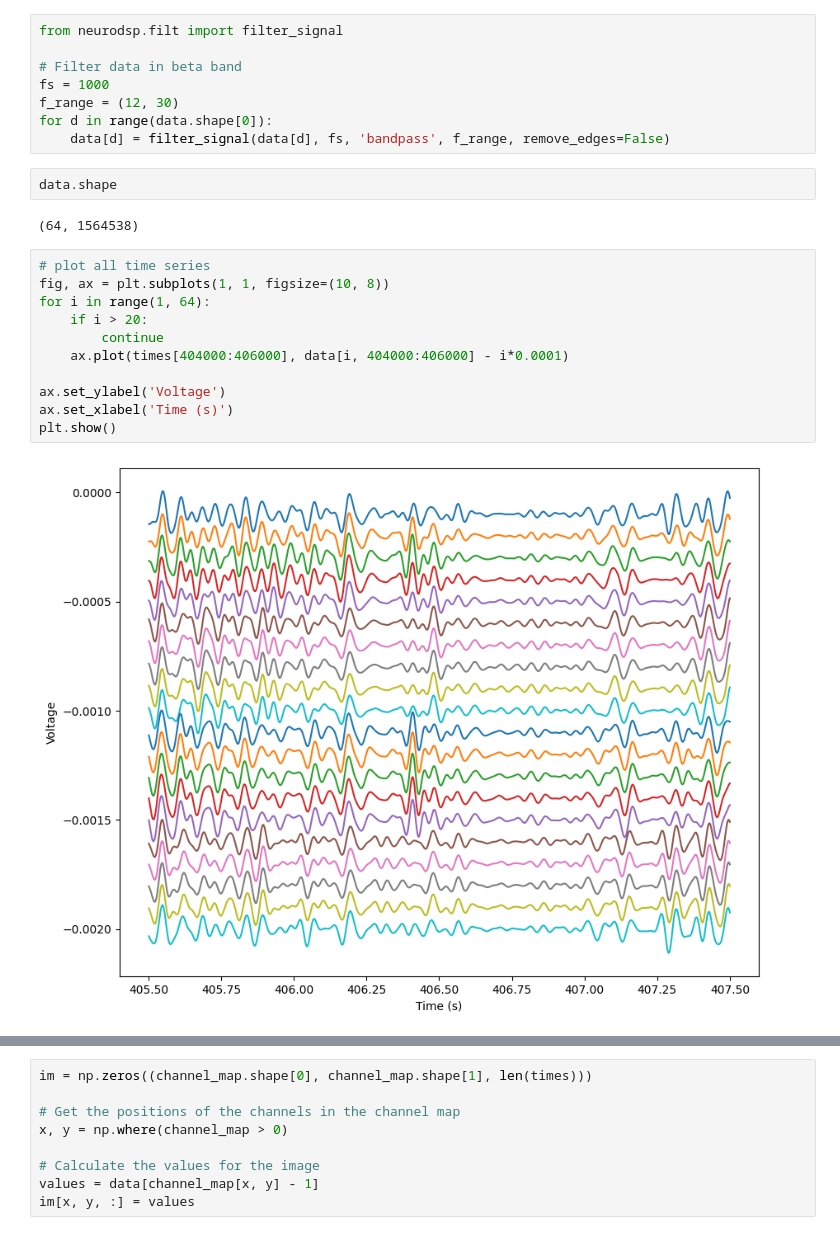
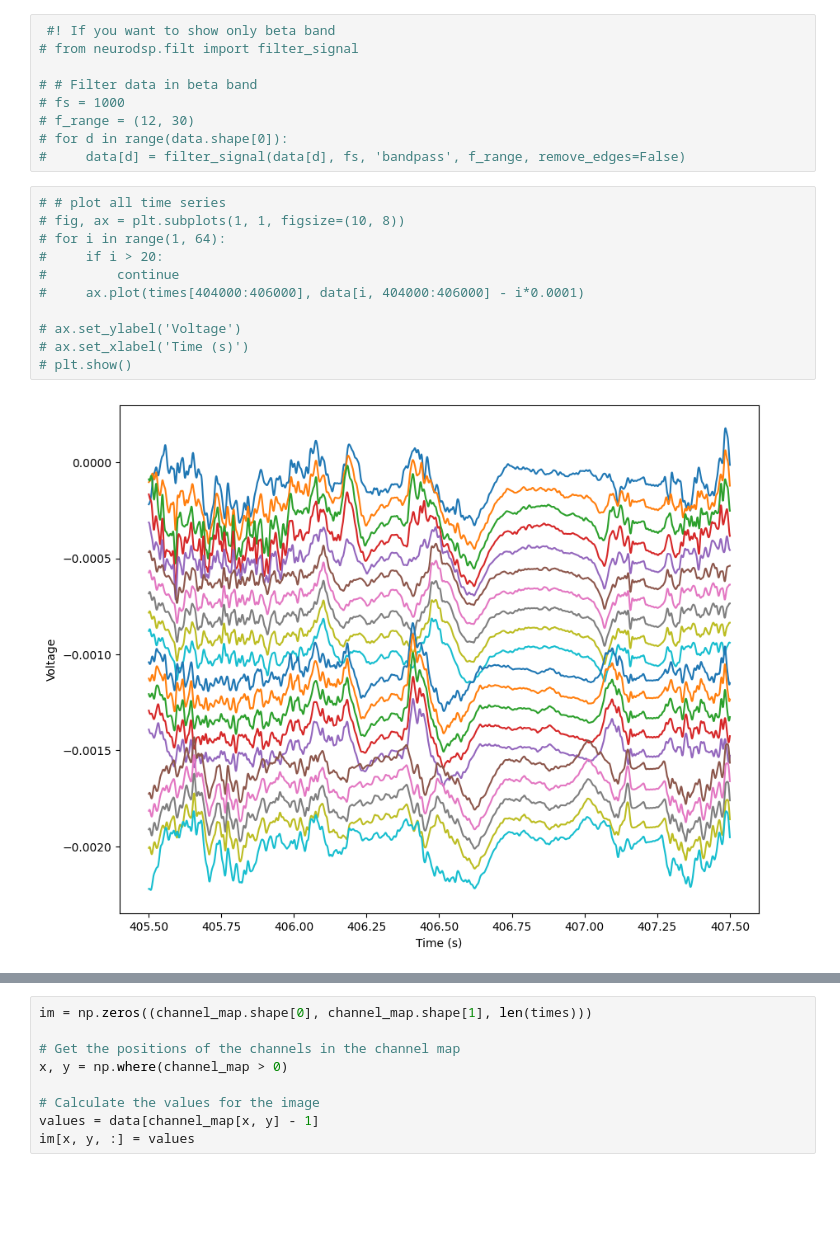
Before and after one commit to programerkotik/thesis-2023-travelling-waves, a Jupyter notebook: exp/travelling-waves-detection/travelling_waves.ipynb, the cells around one changed output, grey strips where cells are left out. Drawn from its saved outputs; the diff is of its cells as text; blank space fills up the shorter version.

```diff
--- a/exp/travelling-waves-detection/travelling_waves.ipynb
+++ b/exp/travelling-waves-detection/travelling_waves.ipynb
@@ -68,26 +68,23 @@ data.shape
 # %%
-from neurodsp.filt import filter_signal
+ #! If you want to show only beta band
+# from neurodsp.filt import filter_signal
 
-# Filter data in beta band
-fs = 1000
-f_range = (12, 30)
-for d in range(data.shape[0]):
-    data[d] = filter_signal(data[d], fs, 'bandpass', f_range, remove_edges=False)
+# # Filter data in beta band
+# fs = 1000
+# f_range = (12, 30)
+# for d in range(data.shape[0]):
+#     data[d] = filter_signal(data[d], fs, 'bandpass', f_range, remove_edges=False)
-# %%
-data.shape
-# %% [output]
-(64, 1564538)
 # %%
-# plot all time series
-fig, ax = plt.subplots(1, 1, figsize=(10, 8))
-for i in range(1, 64):
-    if i > 20:
-        continue
-    ax.plot(times[404000:406000], data[i, 404000:406000] - i*0.0001)
+# # plot all time series
+# fig, ax = plt.subplots(1, 1, figsize=(10, 8))
+# for i in range(1, 64):
+#     if i > 20:
+#         continue
+#     ax.plot(times[404000:406000], data[i, 404000:406000] - i*0.0001)
 
-ax.set_ylabel('Voltage')
-ax.set_xlabel('Time (s)')
-plt.show()
+# ax.set_ylabel('Voltage')
+# ax.set_xlabel('Time (s)')
+# plt.show()
 # %% [output]
-[figure, old version]
+[figure, new version]
 # %%
```
Also changed, not shown: parts of 8 cells of this notebook, 14 other files.
